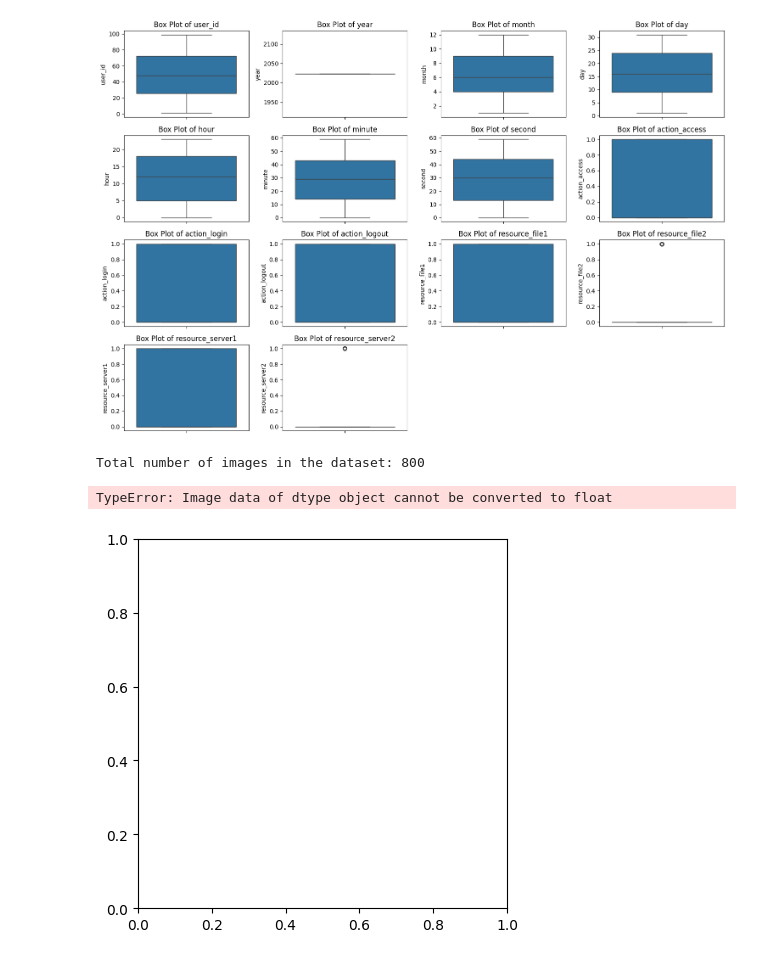
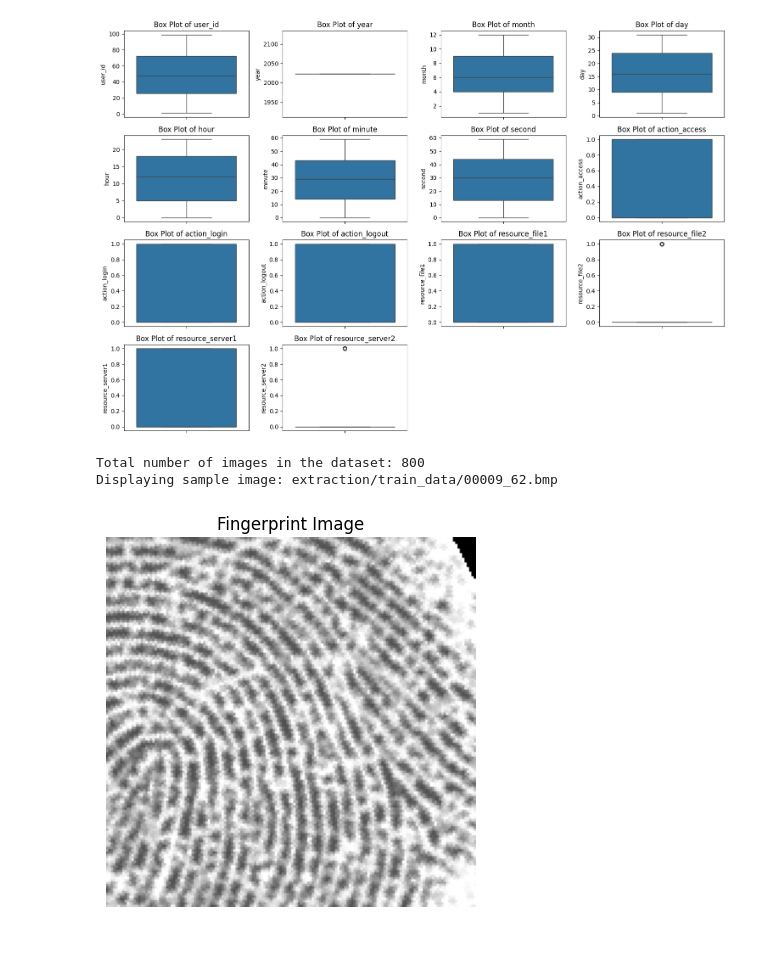
Before and after one commit to AdamMashaka/SIM_Alert, a Jupyter notebook: Graph_view.ipynb, the cells around one changed output. Cells and saved outputs as stored; diff of their text form; code cells hidden in the pictures.

Commit message:
data

```diff
--- a/Graph_view.ipynb
+++ b/Graph_view.ipynb
@@ -160,37 +160,51 @@ weighted avg       0.48      0.48      0.48       200
 import os
 import matplotlib.pyplot as plt
 import cv2
+import random
 
 # Path to the dataset directory
 dataset_dir = 'extraction/train_data'
 
 # Function to count the total number of images in the dataset
 def count_images(dataset_dir):
     total_images = 0
     for root, dirs, files in os.walk(dataset_dir):
         for file in files:
             if file.endswith(('.png', '.jpg', '.jpeg', '.bmp')):
                 total_images += 1
     return total_images
+
+# Function to get a random sample image path from the dataset
+def get_sample_image_path(dataset_dir):
+    image_paths = []
+    for root, dirs, files in os.walk(dataset_dir):
+        for file in files:
+            if file.endswith(('.png', '.jpg', '.jpeg', '.bmp')):
+                image_paths.append(os.path.join(root, file))
+    return random.choice(image_paths) if image_paths else None
 
 # Function to display a fingerprint image
 def display_image(image_path):
     image = cv2.imread(image_path, cv2.IMREAD_GRAYSCALE)
     plt.imshow(image, cmap='gray')
     plt.title('Fingerprint Image')
     plt.axis('off')
     plt.show()
 
 # Example usage
 if __name__ == '__main__':
     # Count the total number of images in the dataset
     total_images = count_images(dataset_dir)
     print(f'Total number of images in the dataset: {total_images}')
 
-    # Display a sample fingerprint image
-    sample_image_path = 'extraction/train_data'
-    display_image(sample_image_path)
+    # Get a sample fingerprint image path
+    sample_image_path = get_sample_image_path(dataset_dir)
+    if sample_image_path:
+        print(f'Displaying sample image: {sample_image_path}')
+        display_image(sample_image_path)
+    else:
+        print('No images found in the dataset.')
 # %% [output]
 Total number of images in the dataset: 800
+Displaying sample image: extraction/train_data/00009_62.bmp
-TypeError: Image data of dtype object cannot be converted to float
-[figure, old version]
+[figure, new version]
```
